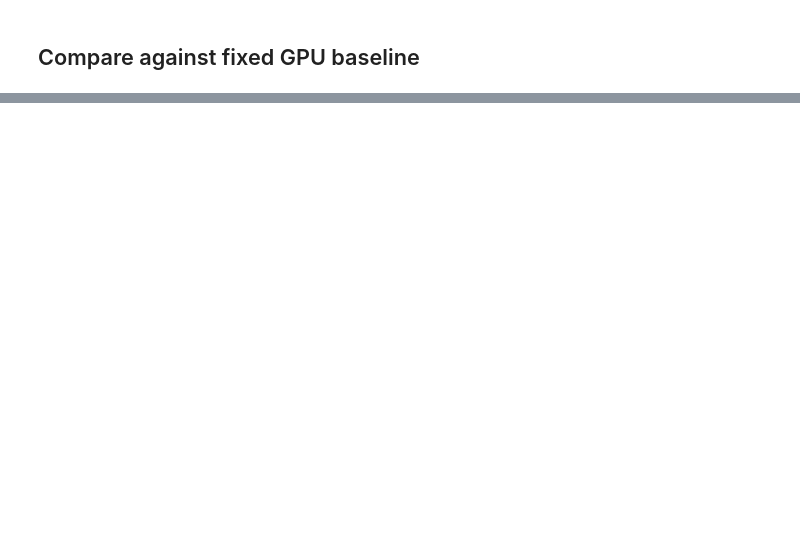
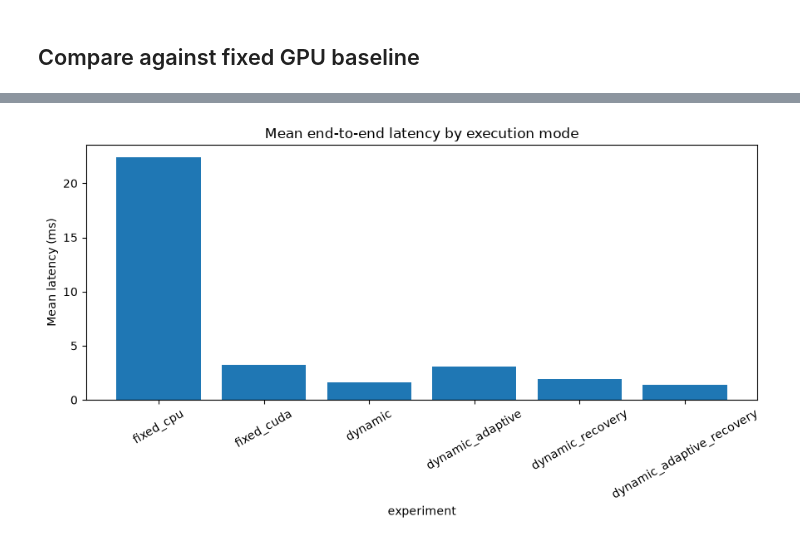
Before and after one commit to HaZaRdOuSDeVeLoPeR/FlexOn-Adaptive-OnDevice-ML-Inference-Framework, a Jupyter notebook: experiments.ipynb, the cells around one changed output, grey strips where cells are left out. Cells and saved outputs as stored; diff of their text form; code cells hidden in the pictures; blank space fills up the shorter version.

Commit message:
FlexOn Paper Aligned Implementation Completed

```diff
--- a/experiments.ipynb
+++ b/experiments.ipynb
@@ -53,7 +70,7 @@ The runtime's unconditional `[scheduler] iteration measured_ms=...` record is th
 # %%
 EXPERIMENT = ExperimentConfig(
     warmup_iterations=10,
-    measured_iterations=100,
+    measured_iterations=50,
     repetitions=5,
     timeout_seconds=300,
 )
@@ -67,6 +84,10 @@ RESULTS_DIR.mkdir(parents=True, exist_ok=True)
 # Set this manually for result bookkeeping. It does NOT start or control contention.
 # Examples: "no_contention", "cpu-25gpu-25", "cpu50gpu50".
 ENVIRONMENT_LABEL = "no_contention"
+
+# Protect FlexOn scheduler/control logic while keeping inference at normal CPU
+# scheduling priority. Requires the one-time setup of the privileged scheduler helper.
+PRIORITY_ISOLATION = True
 (RESULTS_DIR / ENVIRONMENT_LABEL).mkdir(parents=True, exist_ok=True)
 
 if not ONLINE_BINARY.exists():
@@ -102,6 +133,7 @@ CASES = {
     ),
 
     "dynamic": RunConfig(
+        priority_isolation=PRIORITY_ISOLATION,
         artifact=ARTIFACT,
         iterations=EXPERIMENT.warmup_iterations + EXPERIMENT.measured_iterations,
         resource="auto",
@@ -109,6 +141,7 @@ CASES = {
     ),
 
     "dynamic_adaptive": RunConfig(
+        priority_isolation=PRIORITY_ISOLATION,
         artifact=ARTIFACT,
         iterations=EXPERIMENT.warmup_iterations + EXPERIMENT.measured_iterations,
         resource="auto",
@@ -117,6 +150,7 @@ CASES = {
     ),
 
     "dynamic_recovery": RunConfig(
+        priority_isolation=PRIORITY_ISOLATION,
         artifact=ARTIFACT,
         iterations=EXPERIMENT.warmup_iterations + EXPERIMENT.measured_iterations,
         resource="auto",
@@ -125,6 +159,7 @@ CASES = {
     ),
 
     "dynamic_adaptive_recovery": RunConfig(
+        priority_isolation=PRIORITY_ISOLATION,
         artifact=ARTIFACT,
         iterations=EXPERIMENT.warmup_iterations + EXPERIMENT.measured_iterations,
         resource="auto",
@@ -170,6 +212,7 @@ def run_case(name: str, config: RunConfig) -> list[ExperimentRecord]:
                     "resource": config.resource,
                     "adaptive_level": config.adaptive_level,
                     "recovery": config.recovery,
+                    "priority_isolation": config.priority_isolation,
                 },
             )
         )
@@ -185,6 +228,7 @@ def run_all_cases():
     all_records = []
     for name, config in CASES.items():
         all_records.extend(run_case(name, config))
+        print("-" * 100)
     return all_records
 # %% [markdown]
 ## Run the six cases
@@ -298,0 +366,9 @@ Before using the results in the report/presentation, verify:
+# %%
+fig = plot_latency_comparison(
+    pooled_summary,
+    metric="mean_ms",
+    title="Mean end-to-end latency by execution mode",
+)
+fig.show()
+# %% [output]
+[figure, added]
```
Also changed, not shown: parts of 30 cells of this notebook, 54 other files.
